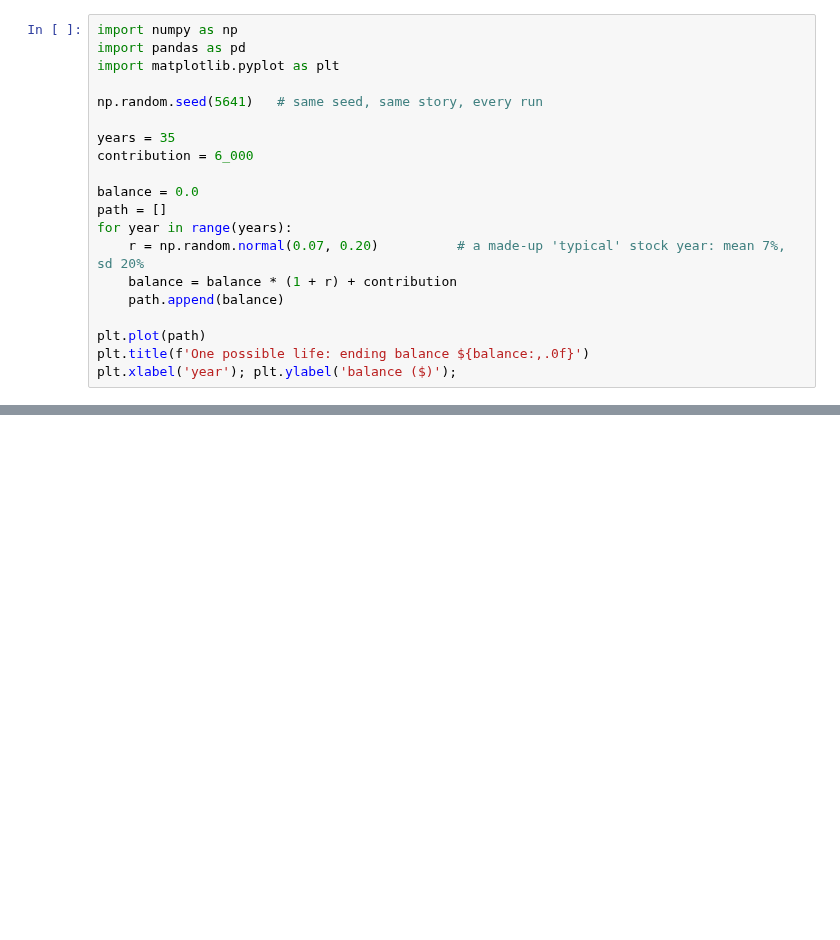
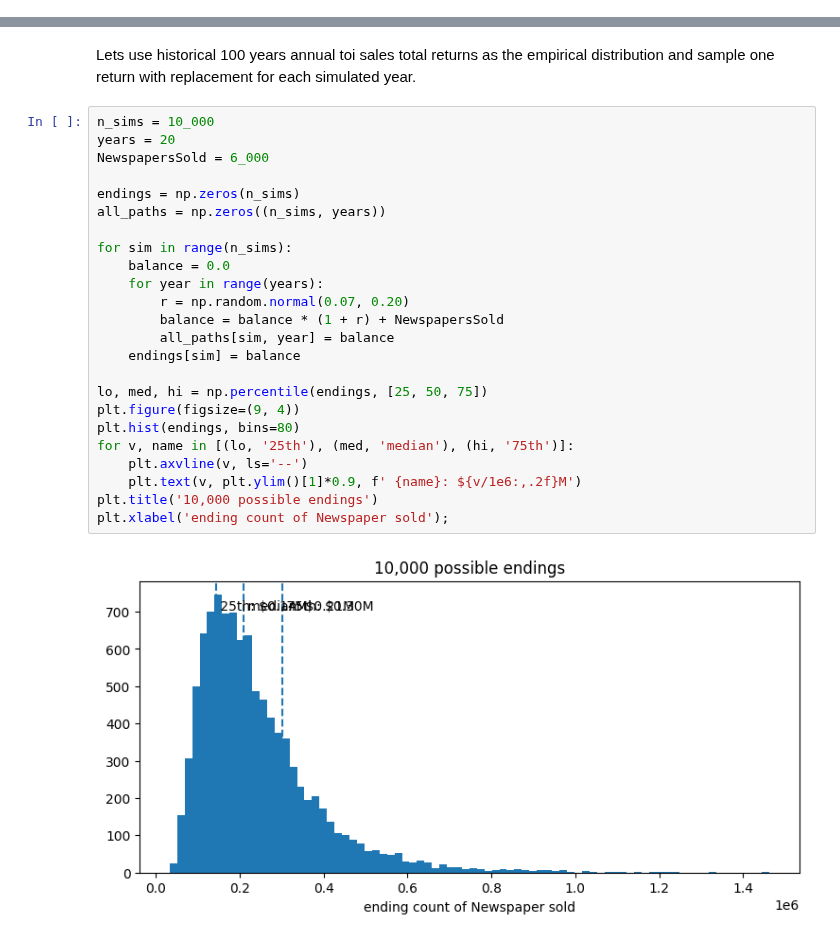
Before and after one commit to k-git-uconn/Studio1-BDM-F26, a Jupyter notebook: studio1/Assignment1/Studio1_Retirement_MC_TOI.ipynb, the cells around one changed output, grey strips where cells are left out. Saved outputs shown, nothing was run; the diff lists cells and outputs as text; blank space fills up the shorter version.

```diff
--- a/studio1/Assignment1/Studio1_Retirement_MC_TOI.ipynb
+++ b/studio1/Assignment1/Studio1_Retirement_MC_TOI.ipynb
@@ -15,20 +10,0 @@ Save $6,000 a year, earn a random return each year. One `for` loop, one life.
-# %%
-import numpy as np
-import pandas as pd
-import matplotlib.pyplot as plt
-
-np.random.seed(5641)   # same seed, same story, every run
-
-years = 35
-contribution = 6_000
-
-balance = 0.0
-path = []
-for year in range(years):
-    r = np.random.normal(0.07, 0.20)          # a made-up 'typical' stock year: mean 7%, sd 20%
-    balance = balance * (1 + r) + contribution
-    path.append(balance)
-
-plt.plot(path)
-plt.title(f'One possible life: ending balance ${balance:,.0f}')
-plt.xlabel('year'); plt.ylabel('balance ($)');
@@ -73,0 +61,28 @@ mean-7%/sd-20% normal is that?)*
+# %% [markdown]
+Lets use historical 100 years annual toi sales total returns as the empirical distribution and sample one return with replacement for each simulated year.
+# %%
+n_sims = 10_000
+years = 20
+NewspapersSold = 6_000
+
+endings = np.zeros(n_sims)
+all_paths = np.zeros((n_sims, years))
+
+for sim in range(n_sims):
+    balance = 0.0
+    for year in range(years):
+        r = np.random.normal(0.07, 0.20)
+        balance = balance * (1 + r) + NewspapersSold
+        all_paths[sim, year] = balance
+    endings[sim] = balance
+
+lo, med, hi = np.percentile(endings, [25, 50, 75])
+plt.figure(figsize=(9, 4))
+plt.hist(endings, bins=80)
+for v, name in [(lo, '25th'), (med, 'median'), (hi, '75th')]:
+    plt.axvline(v, ls='--')
+    plt.text(v, plt.ylim()[1]*0.9, f' {name}: ${v/1e6:,.2f}M')
+plt.title('10,000 possible endings')
+plt.xlabel('ending count of Newspaper sold');
+# %% [output]
+[figure, added]
```
Also changed, not shown: parts of 19 cells of this notebook.
